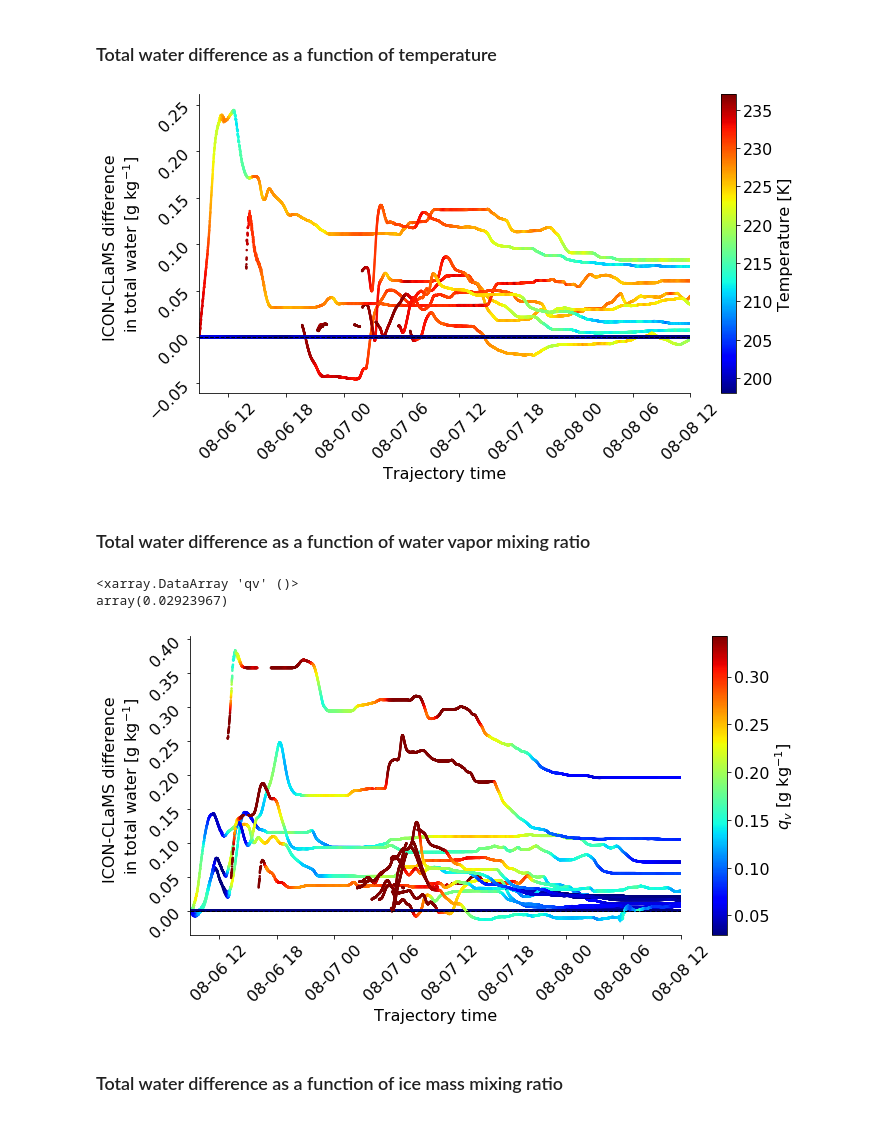
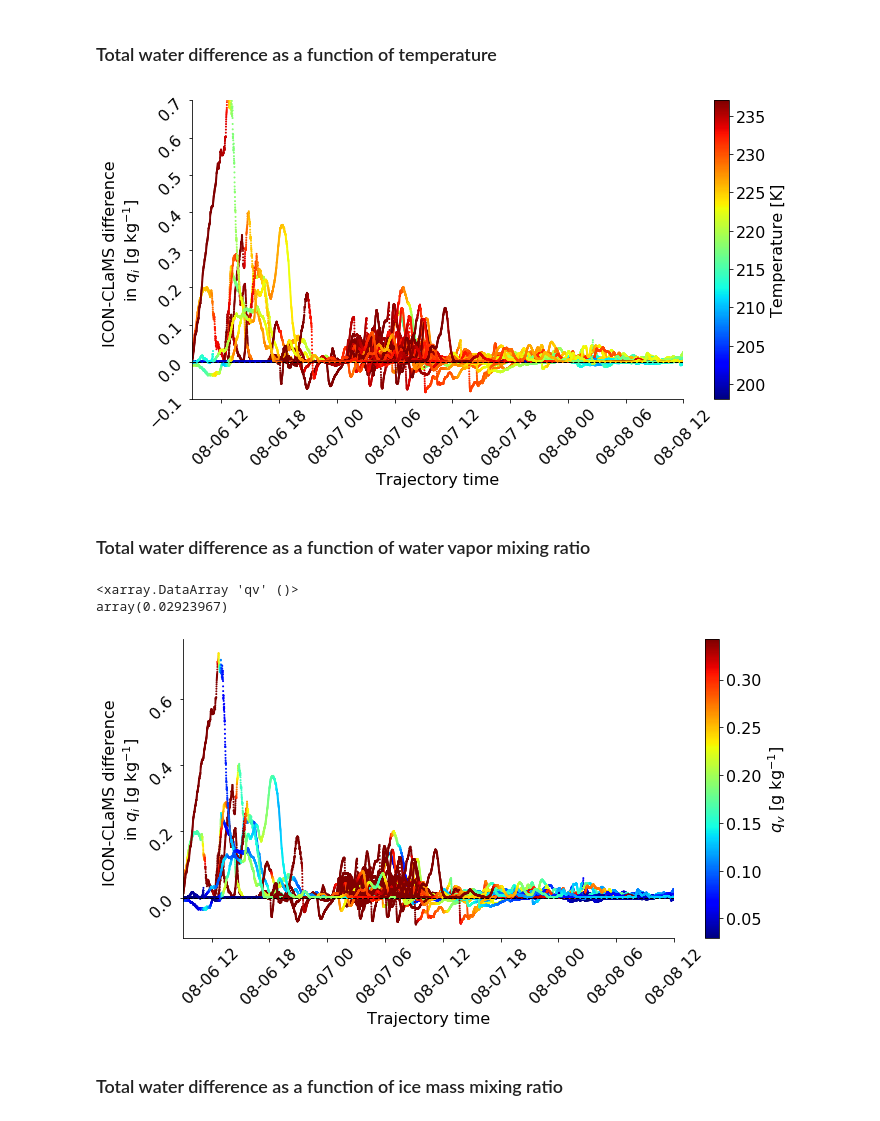
Before and after one commit to sylviasullivan/ice-microp-rad, a Jupyter notebook: traj/total-water.ipynb, the cells around one changed output. Saved outputs shown, nothing was run; the diff lists cells and outputs as text; code cells hidden in the pictures.

```diff
--- a/traj/total-water.ipynb
+++ b/traj/total-water.ipynb
@@ -127,10 +127,9 @@ norm_temp = (np.nanmean(icon_temp,axis=0)-mintemp)/(maxtemp-mintemp)
 
 fig = plt.figure(figsize=(11,5.5))
 for i in np.arange(clams_tot_water.shape[1]):
-    #if ~np.isnan(clams_tot_water[:,i]).all():
-    #if norm_temp[i] <= 0.5:
-    plt.plot((icon_tot_water[:,i] - clams_tot_water[:,i])*10**3,lw=1,color=cm.jet(norm_temp[i]), #m.to_rgba
-                 label='__nolabel__')  #icon_tot_water_cubic[:,i]
+    #plt.plot((icon_tot_water[:,i] - clams_tot_water[:,i])*10**3,lw=1,color=cm.jet(norm_temp[i]), #m.to_rgba
+    #             label='__nolabel__')  #icon_tot_water_cubic[:,i]
+    plt.plot((icon_qi[:7650,i] - clams_qi[:7650,i])*10**3,lw=1,color=cm.jet(norm_temp[i]),label='__nolabel__')
         # Previously normalized the above like /clams_tot_water[:,i]*100.
 
 plt.plot([0,endtime],[0,0],color='k',lw=1.5)
@@ -152,33 +154,36 @@ plt.ylabel('ICON-CLaMS-ice difference '  # relative [%]
 # %%
 # Create a colormap based on the range of trajectory temperatures.
 #cmap = cm.jet
 #norm = matplotlib.colors.Normalize(vmin=198, vmax=238)
 #m = cm.ScalarMappable(norm=norm, cmap=cmap)
 
 fs = 16
 matplotlib.rc('image', cmap='jet')
 fig = plt.figure(figsize=(11,5.5))
-for i in np.arange(100,120):#clams_tot_water.shape[1]):
-    sc = plt.scatter(icon_t,(icon_tot_water[:,i] - clams_tot_water[:,i])*10**3,lw=1,s=2,color=cm.jet((icon_temp[:,i]-198)/(237-198)),
+for i in np.arange(190,225):#clams_tot_water.shape[1]):
+    #sc = plt.scatter(icon_t,(icon_tot_water[:,i] - clams_tot_water[:,i])*10**3,lw=1,s=2,color=cm.jet((icon_temp[:,i]-198)/(237-198)),
+    #             label='__nolabel__')
+    sc = plt.scatter(icon_t,(icon_qi[:7651,i] - clams_qi[:7651,i])*10**3,lw=1,s=1,color=cm.jet((icon_temp[:,i]-198)/(237-198)),
                  label='__nolabel__')
 
 plt.xlim([icon_t.min(), icon_t.max()])
+plt.ylim([-0.1, 0.7])
 plt.plot([icon_t.min(),icon_t.max()],[0,0],color='k',lw=1,linestyle='--')
 plt.gca().tick_params('both',labelsize=fs,rotation=45)
 plt.gca().spines['right'].set_color('none')
 plt.gca().spines['top'].set_color('none')
 plt.xlabel('Trajectory time',fontsize=fs)
 plt.ylabel('ICON-CLaMS difference '  # relative [%]
            '\n'
-           r'in total water [g kg$^{-1}$]',fontsize=fs)
+           r'in $q_i$ [g kg$^{-1}$]',fontsize=fs)
 plt.clim(198,237)
 cbar = plt.colorbar(sc)
 cbar.ax.tick_params(labelsize=fs)
 cbar.set_label(label='Temperature [K]',size=fs)
 
-#fig.savefig('../output/tot-water-full51h_AbsDiff1_temp(5).png',bbox_inches='tight')
+fig.savefig('../output/qi-full51h_AbsDiff1_temp(6).pdf',bbox_inches='tight')
 # %% [output]
-[figure, old version]
+[figure, new version]
 # %% [markdown]
 ### Total water difference as a function of water vapor mixing ratio
 # %%
@@ -190,8 +195,10 @@ print(qvmin)
 
 matplotlib.rc('image', cmap='jet')
 fig = plt.figure(figsize=(11,5.5))
-for i in np.arange(120,140):#clams_tot_water.shape[1]):
-    sc = plt.scatter(icon_t,(icon_tot_water[:,i] - clams_tot_water[:,i])*10**3,lw=1,s=2,color=cm.jet((icon_qv_units[:7651,i]-qvmin)/(qvmax-qvmin)),
+for i in np.arange(190,225):#clams_tot_water.shape[1]):
+    #sc = plt.scatter(icon_t,(icon_tot_water[:,i] - clams_tot_water[:,i])*10**3,lw=1,s=1,color=cm.jet((icon_qv_units[:7651,i]-qvmin)/(qvmax-qvmin)),
+    #             label='__nolabel__')
+    sc = plt.scatter(icon_t,(icon_qi[:7651,i] - clams_qi[:7651,i])*10**3,lw=1,s=1,color=cm.jet((icon_qv_units[:7651,i]-qvmin)/(qvmax-qvmin)),
                  label='__nolabel__')
 
 plt.xlim([icon_t.min(), icon_t.max()])
@@ -202,17 +209,17 @@ plt.gca().spines['top'].set_color('none')
 plt.xlabel('Trajectory time',fontsize=fs)
 plt.ylabel('ICON-CLaMS difference '  # relative [%]
            '\n'
-           r'in total water [g kg$^{-1}$]',fontsize=fs)
+           r'in $q_i$ [g kg$^{-1}$]',fontsize=fs)
 plt.clim(qvmin,qvmax)
 cbar = plt.colorbar(sc)
 cbar.ax.tick_params(labelsize=fs)
 cbar.set_label(label=r'$q_v$ [g kg$^{-1}$]',size=fs)
 
-#fig.savefig('../output/tot-water-full51h_AbsDiff1_qv(5).png',bbox_inches='tight')
+fig.savefig('../output/qi-full51h_AbsDiff1_qv(6).pdf',bbox_inches='tight')
 # %% [output]
 <xarray.DataArray 'qv' ()>
 array(0.02923967)
-[figure, old version]
+[figure, new version]
 # %% [markdown]
 ### Total water difference as a function of ice mass mixing ratio
 # %%
```
Also changed, not shown: parts of 2 cells of this notebook, 5 other files.
